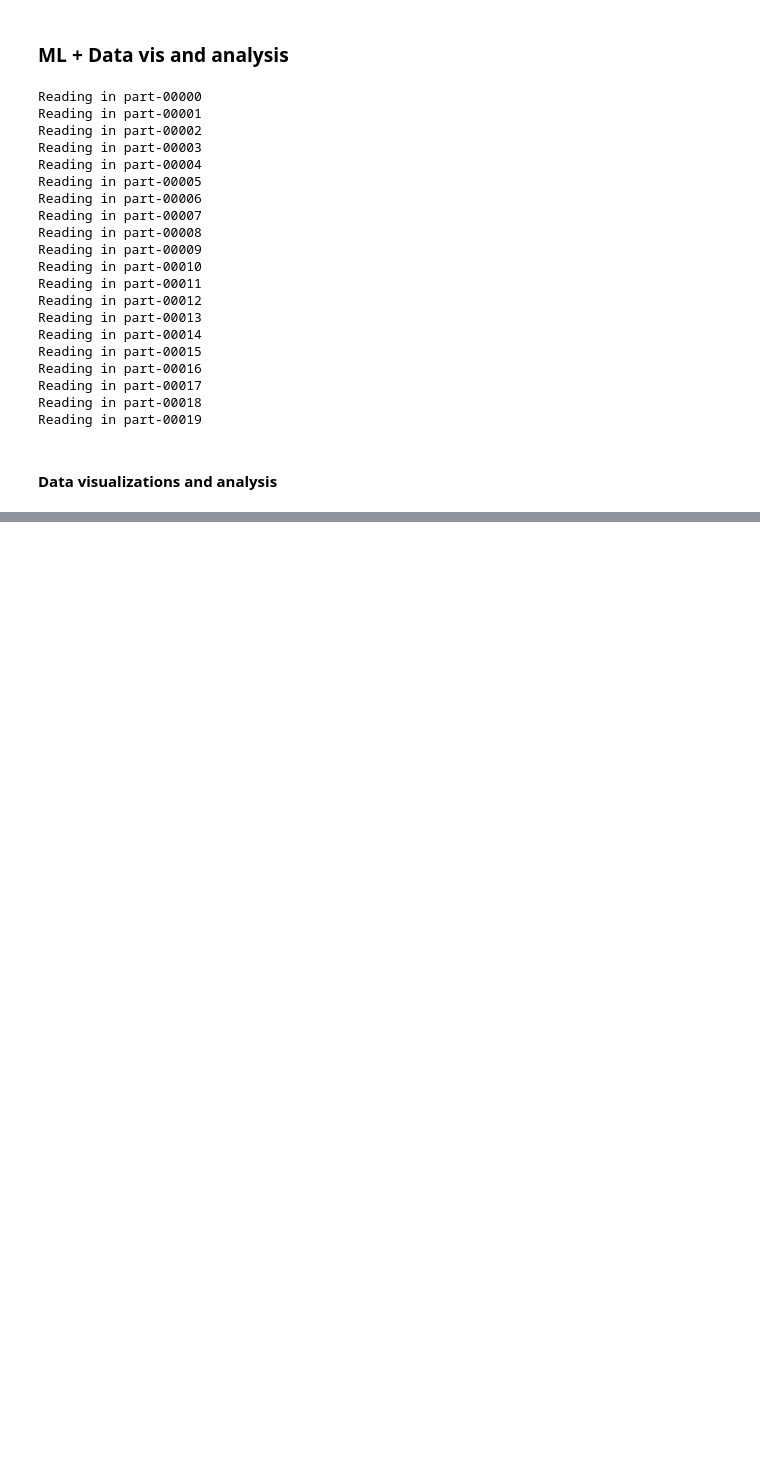
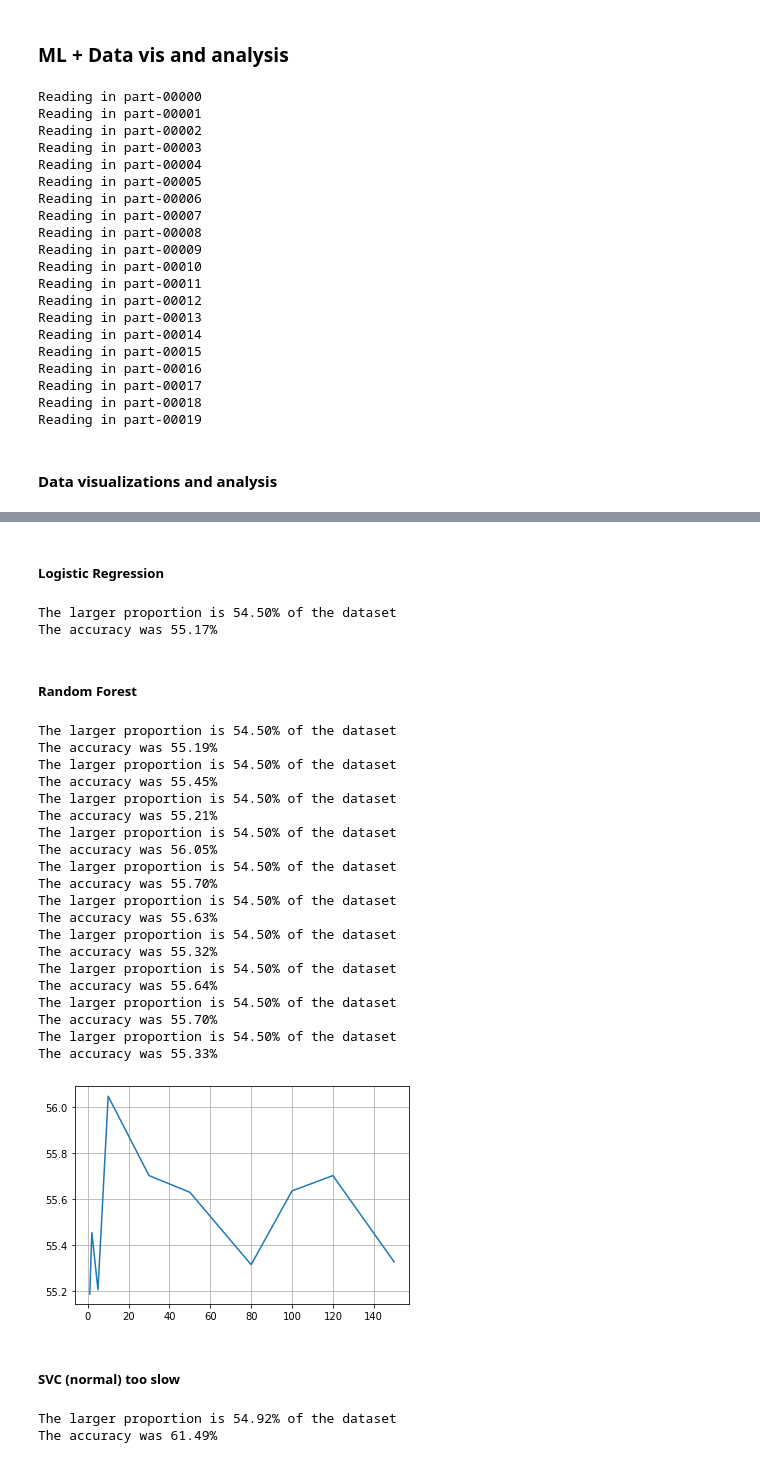
Before and after one commit to pmcwhannel/NBA-analytics, a Jupyter notebook: ShotChartML.ipynb, the cells around one changed output, grey strips where cells are left out. Saved outputs shown, nothing was run; the diff lists cells and outputs as text; code cells hidden in the pictures; blank space fills up the shorter version.

```diff
--- a/ShotChartML.ipynb
+++ b/ShotChartML.ipynb
@@ -281,6 +343,8 @@ Reading in part-00018
 Reading in part-00019
 # %%
 import pandas as pd
+import random
 # Grab last 100,000 shots and make model
-recent_shooters = shooter_data[4003000:4005000]
-data = pd.DataFrame(recent_shooters, columns = ['PlayerKey','Quarter','FGM','TD','LD','TimeRemaining','Distance','GameScore','Team','Away','Home','Season','Opponent','OPPFGPct'])
+recent_shooters = random.sample(shooter_data,50000)
+data = pd.DataFrame(recent_shooters, columns = ['PlayerKey','Quarter','FGM','TD','LD','TimeRemaining','Distance','GameScore','Team',
+                                        'Away','Home','Season','Opponent','OPPFGPct','Hand','Height','Weight','Position','2P%','3P%','eFG%'])
@@ -314,0 +415,4 @@ print(472 // 36)
+# %%
+def accuracy(preds,targets):
+  n = len(preds)
+  return sum(preds == targets) / n
@@ -314,0 +428,69 @@ print(472 // 36)
+# %%
+X_train, X_test, y_train, y_test = train_test_split(data[['GameScore']], data['FGM'], test_size=0.33, random_state=10)
+# %% [markdown]
+##### Logistic Regression
+# %%
+# OPPFGPct booster
+# GameScore net diff is a booster
+clf = lr(random_state=1,penalty='l2', C=1).fit(X=X_train,y=y_train)
+preds = clf.predict(X_test)
+prop = sum(y_test == np.zeros(len(y_test))) / len(y_test)
+print('The larger proportion is {:.2f}% of the dataset'.format(max(prop,1-prop)*100))
+print('The accuracy was {:.2f}%'.format(accuracy(preds, np.array(y_test))*100))
+# %% [output]
+The larger proportion is 54.50% of the dataset
+The accuracy was 55.17%
+# %% [markdown]
+##### Random Forest
+# %%
+# Boostrapping ..
+depth_list = [1,2,5,10,30,50,80,100,120,150]
+acc_list = []
+for d in depth_list:
+  clf = rfc(n_estimators = d, max_depth=5, bootstrap=True, max_samples=0.5).fit(X=X_train,y=y_train)
+
+  # No Bootstrap
+  #clf = rfc(n_estimators = 50, max_depth=8).fit(X=X_train,y=y_train)
+
+  preds = clf.predict(X_test)
+  prop = sum(y_test == np.zeros(len(y_test))) / len(y_test)
+  acc = accuracy(preds, np.array(y_test))*100
+  acc_list.append(acc)
+  print('The larger proportion is {:.2f}% of the dataset'.format(max(prop,1-prop)*100))
+  print('The accuracy was {:.2f}%'.format(acc))
+
+plt.plot(depth_list, acc_list)
+plt.grid()
+# %% [output]
+The larger proportion is 54.50% of the dataset
+The accuracy was 55.19%
+The larger proportion is 54.50% of the dataset
+The accuracy was 55.45%
+The larger proportion is 54.50% of the dataset
+The accuracy was 55.21%
+The larger proportion is 54.50% of the dataset
+The accuracy was 56.05%
+The larger proportion is 54.50% of the dataset
+The accuracy was 55.70%
+The larger proportion is 54.50% of the dataset
+The accuracy was 55.63%
+The larger proportion is 54.50% of the dataset
+The accuracy was 55.32%
+The larger proportion is 54.50% of the dataset
+The accuracy was 55.64%
+The larger proportion is 54.50% of the dataset
+The accuracy was 55.70%
+The larger proportion is 54.50% of the dataset
+The accuracy was 55.33%
+[figure, added]
+# %% [markdown]
+##### SVC (normal) too slow
+# %%
+clf = SVC().fit(X=X_train,y=y_train)
+preds = clf.predict(X_test)
+prop = sum(y_test == np.zeros(len(y_test))) / len(y_test)
+print('The larger proportion is {:.2f}% of the dataset'.format(max(prop,1-prop)*100))
+print('The accuracy was {:.2f}%'.format(accuracy(preds, np.array(y_test))*100))
+# %% [output]
+The larger proportion is 54.92% of the dataset
+The accuracy was 61.49%
```
Also changed, not shown: parts of 28 cells of this notebook.
